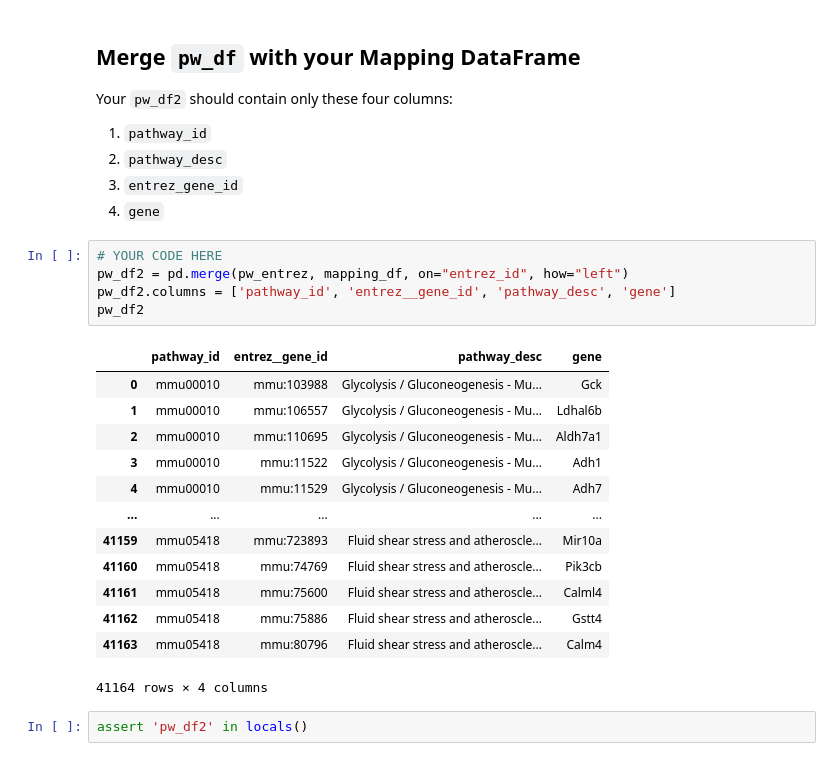
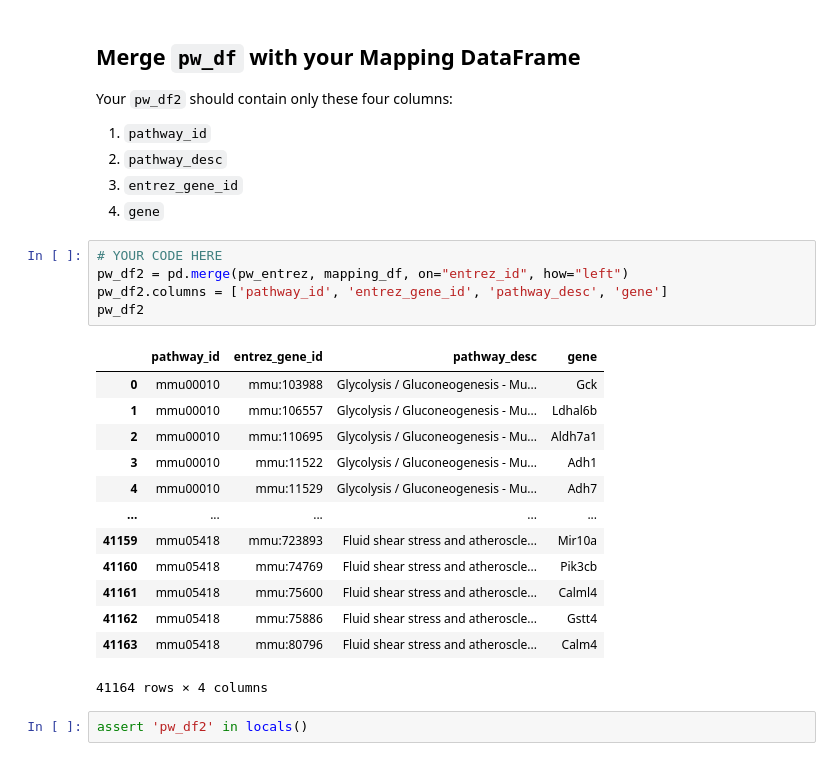
Before and after one commit to PeterBrederlow/PracticalIntegrativeBioinformatics, a Jupyter notebook: Day6-Pathways.ipynb, the cells around one changed output. Cells and saved outputs as stored; diff of their text form.

```diff
--- a/Day6-Pathways.ipynb
+++ b/Day6-Pathways.ipynb
@@ -154,10 +154,10 @@ Your `pw_df2` should contain only these four columns:
 # %%
 # YOUR CODE HERE
 pw_df2 = pd.merge(pw_entrez, mapping_df, on="entrez_id", how="left")
-pw_df2.columns = ['pathway_id', 'entrez__gene_id', 'pathway_desc', 'gene']
+pw_df2.columns = ['pathway_id', 'entrez_gene_id', 'pathway_desc', 'gene']
 pw_df2
 # %% [output]
-|  | pathway_id | entrez__gene_id | pathway_desc | gene |
+|  | pathway_id | entrez_gene_id | pathway_desc | gene |
 | 0 | mmu00010 | mmu:103988 | Glycolysis / Gluconeogenesis - Mu... | Gck |
 | 1 | mmu00010 | mmu:106557 | Glycolysis / Gluconeogenesis - Mu... | Ldhal6b |
 | 2 | mmu00010 | mmu:110695 | Glycolysis / Gluconeogenesis - Mu... | Aldh7a1 |
```
Also changed, not shown: parts of 14 cells of this notebook, 5 other files.
